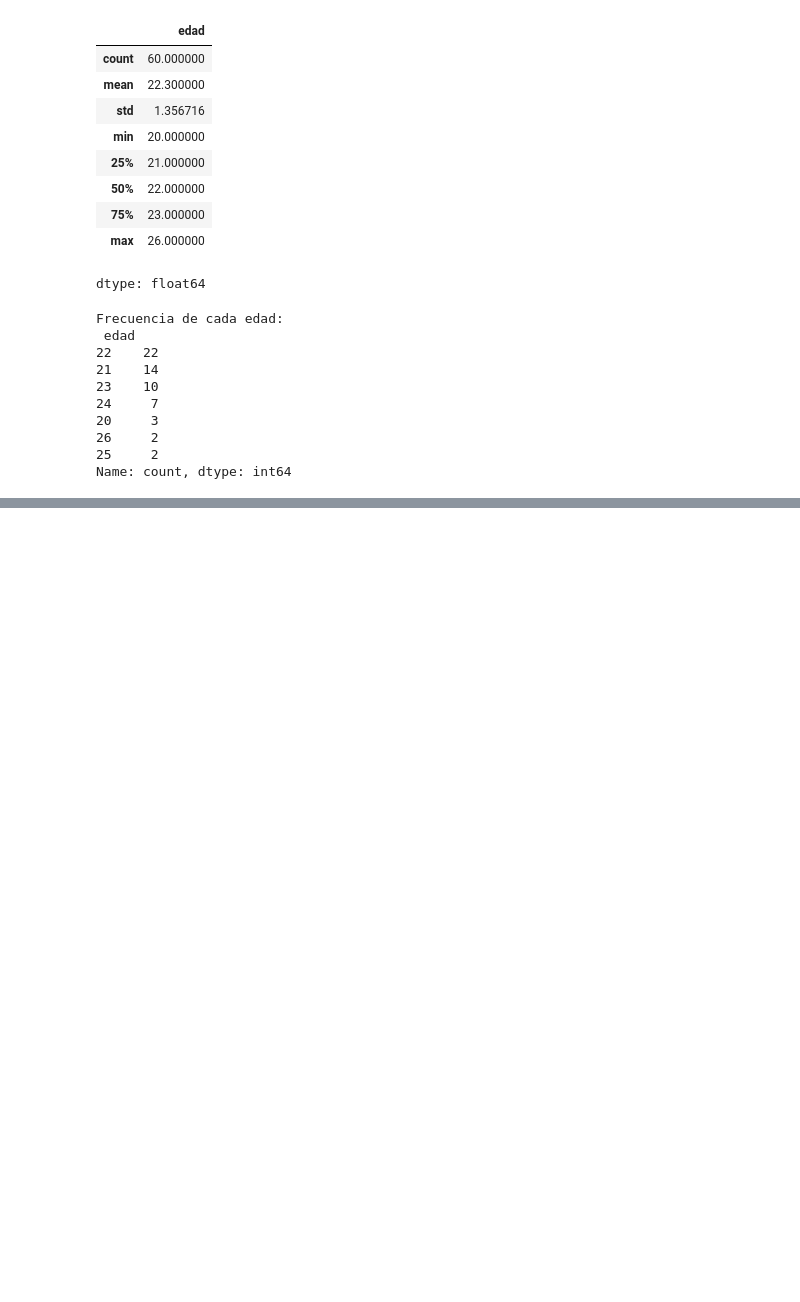
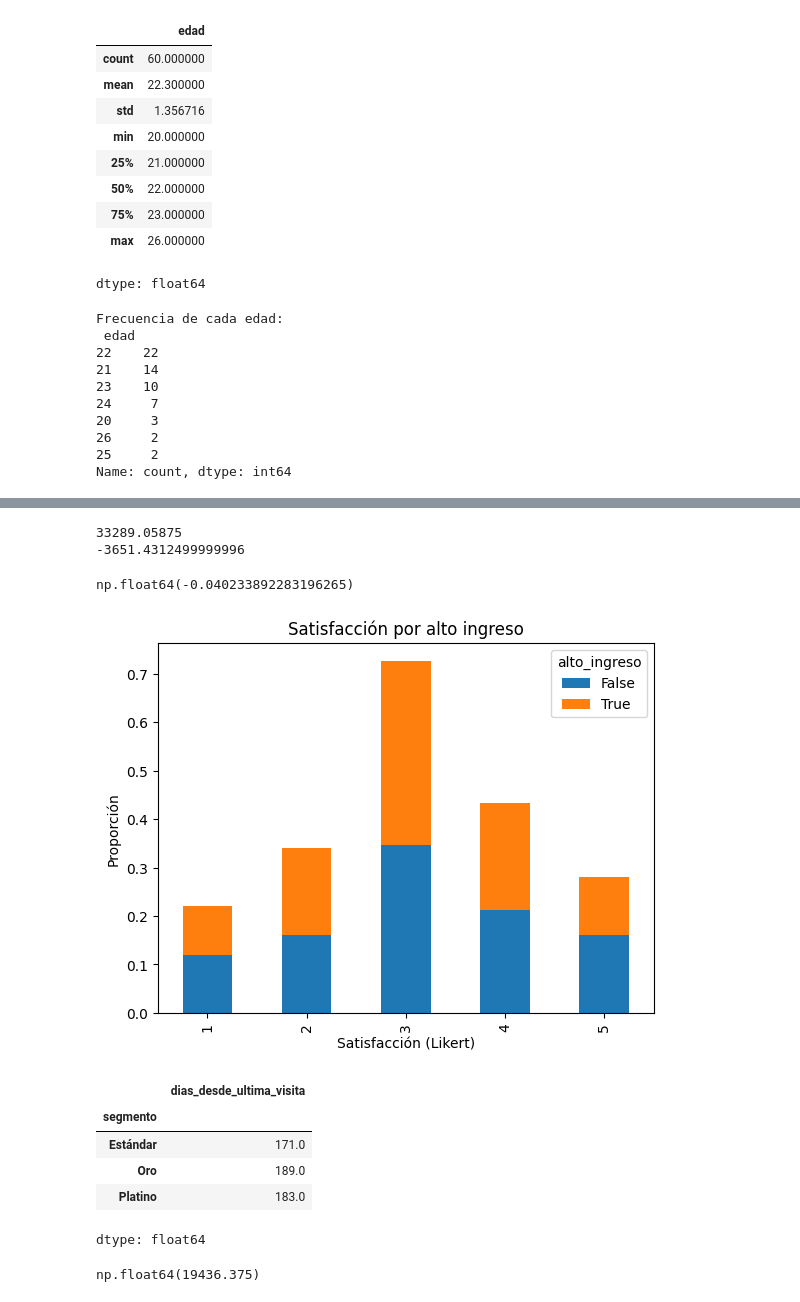
Before and after one commit to Fano-Rdz/Mineria_de_Datos, a Jupyter notebook: Te_damos_la_bienvenida_a_Colab.ipynb, the cells around one changed output, grey strips where cells are left out. Saved outputs shown, nothing was run; the diff lists cells and outputs as text; code cells hidden in the pictures; blank space fills up the shorter version.

```diff
--- a/Te_damos_la_bienvenida_a_Colab.ipynb
+++ b/Te_damos_la_bienvenida_a_Colab.ipynb
@@ -1062,0 +1214,53 @@ Name: count, dtype: int64
+# %%
+q3 = df["ingreso_mensual"].quantile(0.75)
+q1 = df["ingreso_mensual"].quantile(0.25)
+iqr = q3 - q1
+limite_sup = q3 + 1.5 * iqr
+print(limite_sup)
+limite_inf = q1 - 1.5 * iqr
+print(limite_inf)
+# %% [output]
+33289.05875
+-3651.4312499999996
+# %%
+# Ordinal × Ordinal: asociación ordinal (p. ej., tendencia entre segmento y satisfaccion).
+# Nominal × Nominal
+ct_ciudad_genero = pd.crosstab(df["ciudad"], df["genero"], normalize="index").round(3)
+ct_ciudad_genero
+
+# Ordinal × Razón (grupos por segmento)
+ingreso_por_segmento = df.groupby("segmento")["ingreso_mensual"].agg(["count","median","mean","std"]).round(2)
+ingreso_por_segmento
+
+# Ordinal × Ordinal: correlación de Spearman entre satisfacción y segmento
+spearman = df.assign(
+satisfaccion_num = df["satisfaccion"].astype(int),
+segmento_num = df["segmento"].cat.codes + 1 # Estándar=1, Oro=2, Platino=3
+)[["satisfaccion_num","segmento_num"]].corr(method="spearman").iloc[0,1]
+spearman
+# %% [output]
+np.float64(-0.040233892283196265)
+# %%
+Q3 = df["ingreso_mensual"].quantile(0.75)
+df["alto_ingreso"] = (df["ingreso_mensual"] >= Q3).astype("category")
+
+# Barras apiladas: satisfacción x alto_ingreso
+tabla = pd.crosstab(df["satisfaccion"], df["alto_ingreso"], normalize="columns").round(3)
+tabla.plot(kind="bar", stacked=True, title="Satisfacción por alto ingreso")
+plt.xlabel("Satisfacción (Likert)"); plt.ylabel("Proporción"); plt.show()
+
+# Tendencia en días desde última visita por segmento
+dias_seg = df.groupby("segmento")["dias_desde_ultima_visita"].median()
+dias_seg
+# %% [output]
+[figure, added]
+|  | dias_desde_ultima_visita |
+| segmento |  |
+| Estándar | 171.0 |
+| Oro | 189.0 |
+| Platino | 183.0 |
+dtype: float64
+# %%
+Q3
+# %% [output]
+np.float64(19436.375)
```
Also changed, not shown: parts of 10 cells of this notebook.
